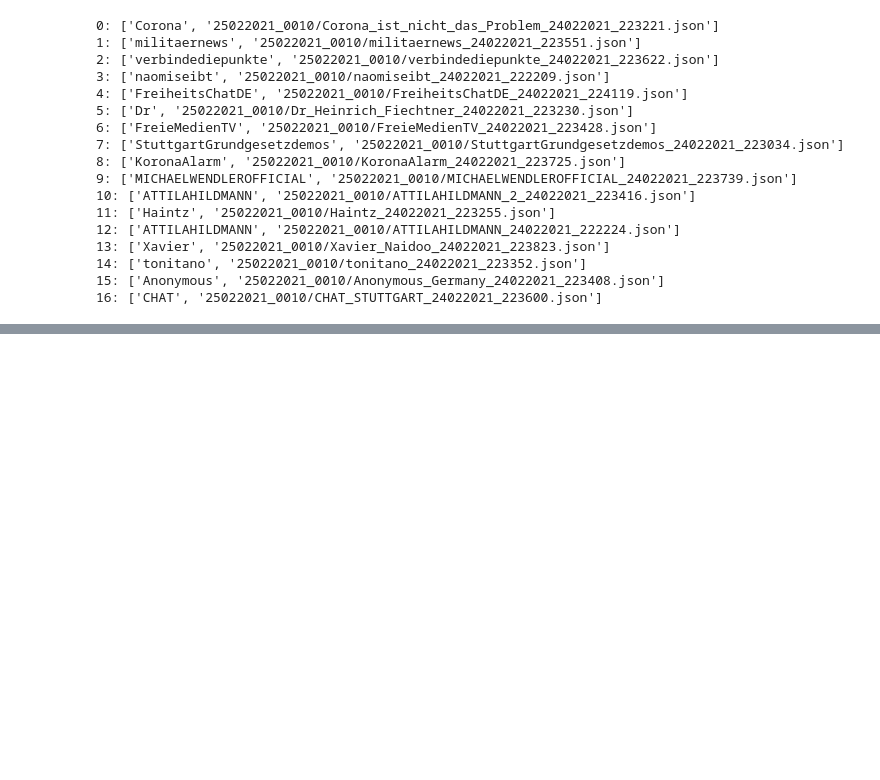
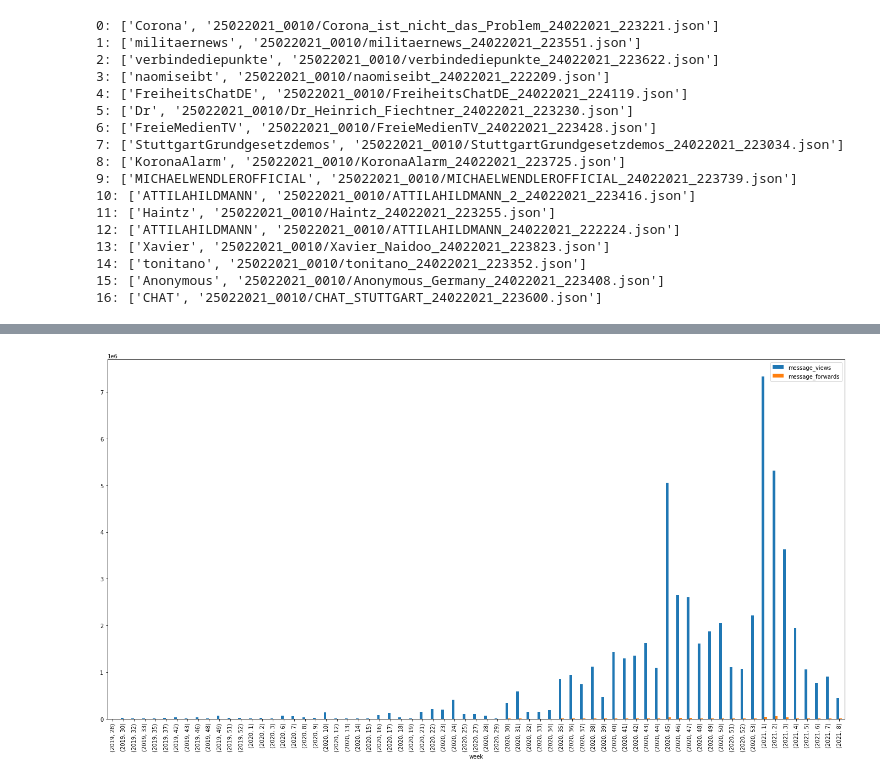
Before and after one commit to pders01/telarantula, a Jupyter notebook: venom.ipynb, the cells around one changed output, grey strips where cells are left out. Saved outputs shown, nothing was run; the diff lists cells and outputs as text; code cells hidden in the pictures; blank space fills up the shorter version.

```diff
--- a/venom.ipynb
+++ b/venom.ipynb
@@ -106,0 +62,4 @@ Dr: 25022021_0010/Dr_Heinrich_Fiechtner_24022021_223230.json
+# %%
+views_forwards_by_week(current_df)
+# %% [output]
+[figure, added]
```
Also changed, not shown: parts of 8 cells of this notebook, 10 other files.
